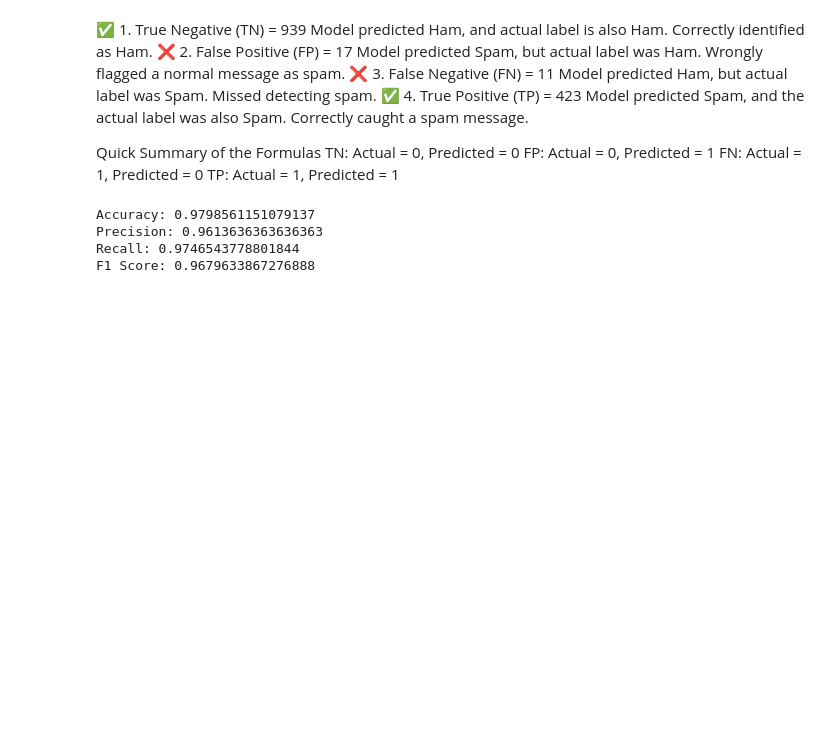
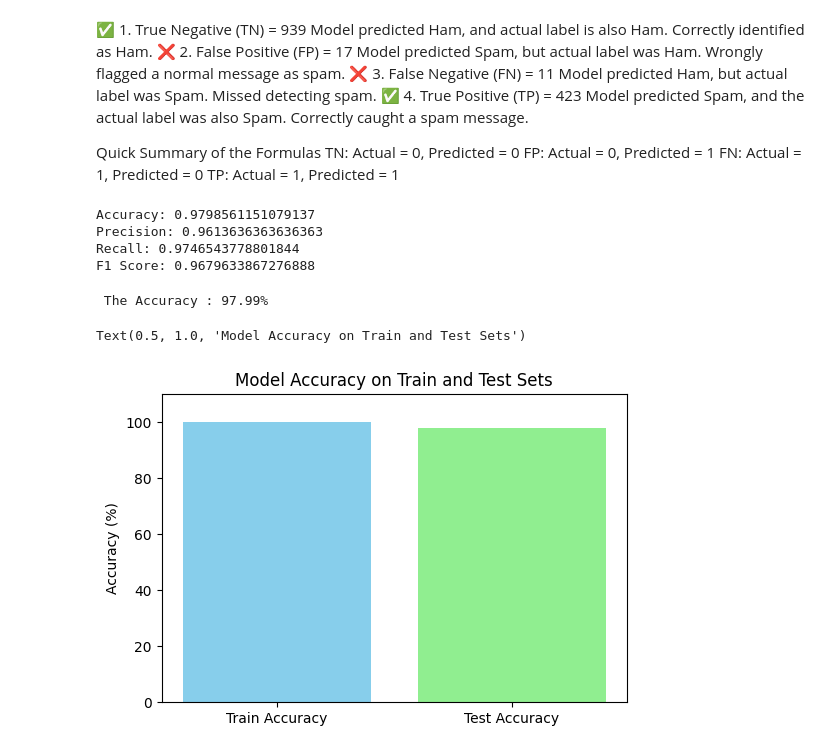
Before and after one commit to tashfeen786/STEMETA_Intership_Projects, a Jupyter notebook: Spam_email_Detection/index_model.ipynb, the cells around one changed output. Drawn from its saved outputs; the diff is of its cells as text; code cells hidden in the pictures; blank space fills up the shorter version.

```diff
--- a/Spam_email_Detection/index_model.ipynb
+++ b/Spam_email_Detection/index_model.ipynb
@@ -190,7 +153,0 @@ TypeError: 'numpy.ndarray' object is not callable
-# %%
-from sklearn.ensemble import RandomForestClassifier
-
-Model = RandomForestClassifier()
-Model.fit(x_train,y_train)
-
-# train the model
@@ -278,5 +161,0 @@ Test Score  : 97.12%
-# %%
-from xgboost import XGBClassifier
-
-model_xgboost = XGBClassifier( eval_metric='logloss')
-model_xgboost.fit(x_train, y_train)
@@ -302,8 +161,0 @@ Accuracy: 97.48%
-# %%
-from lightgbm import LGBMClassifier
-
-model_LGBN = LGBMClassifier()
-model_LGBN.fit(x_train, y_train)
-y_pred = model_LGBN.predict(x_test)
-accuracy = accuracy_score(y_test, y_pred)
-print(f"Accuracy: {accuracy * 100:.2f}%")
@@ -369,6 +220,23 @@ Accuracy: 0.9798561151079137
 Precision: 0.9613636363636363
 Recall: 0.9746543778801844
 F1 Score: 0.9679633867276888
+# %%
+from sklearn.metrics import accuracy_score
+accuracy = accuracy_score(y_test, y_pred)
+print(f""" The Accuracy : {accuracy * 100:.2f}%""")
+
+# print the accuracy of the model
+train_score = accuracy_score(y_train, model_catboost.predict(x_train)) * 100
+test_score = accuracy_score(y_test, y_pred) * 100
+plt.figure(figsize=(6, 4))
+plt.bar(['Train Accuracy', 'Test Accuracy'], [train_score, test_score], color=['skyblue', 'lightgreen'])
+plt.ylim(0, 110)
+plt.ylabel('Accuracy (%)')
+plt.title('Model Accuracy on Train and Test Sets')
+# %% [output]
+ The Accuracy : 97.99%
+Text(0.5, 1.0, 'Model Accuracy on Train and Test Sets')
+[figure, added]
 # %%
 # Save model to a .pkl file
 import pickle
```
Also changed, not shown: parts of 17 cells of this notebook, 3 other files.
